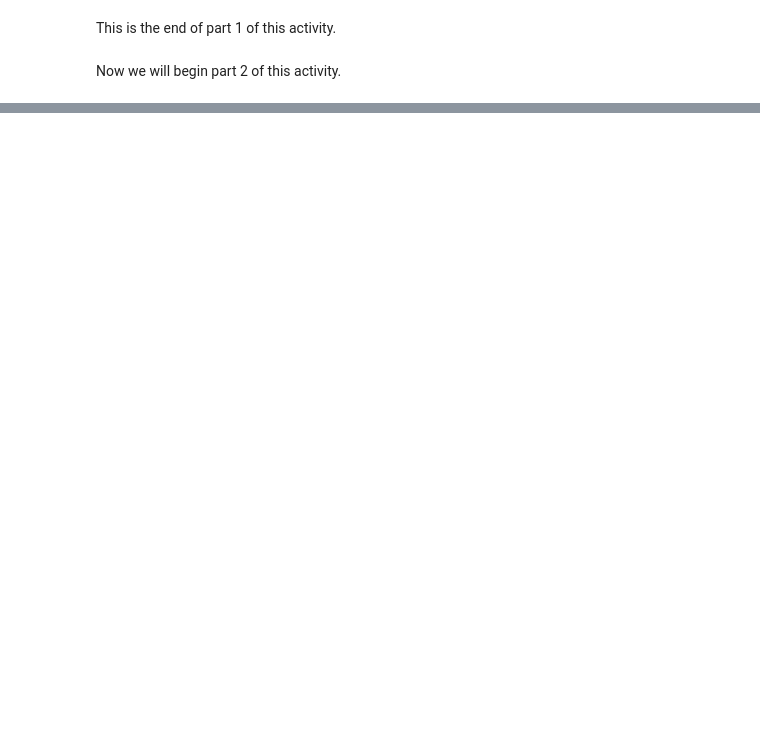
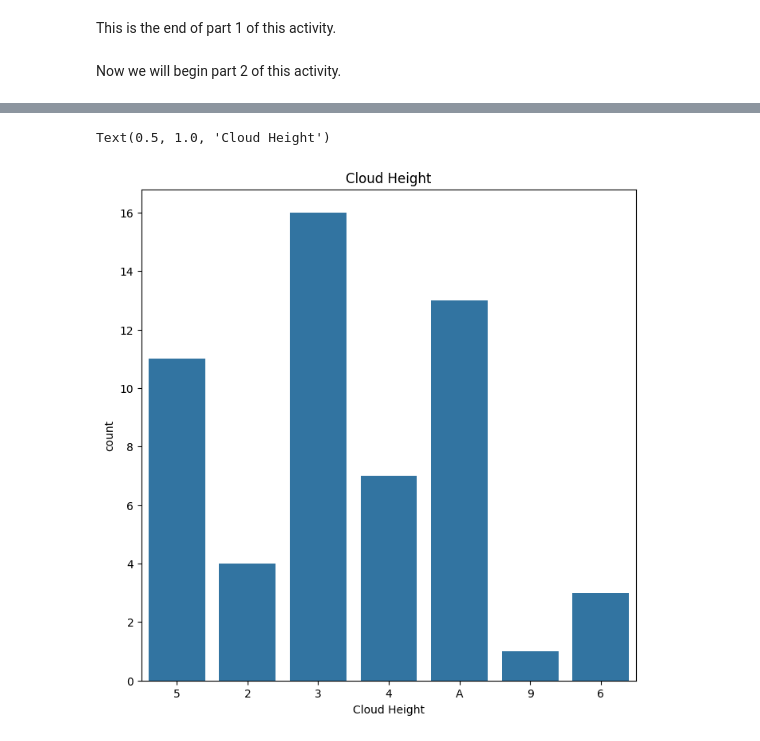
Before and after one commit to lenguyenduyphuc/Python_Learning, a Jupyter notebook: DataVisualizationActivity.ipynb, the cells around one changed output, grey strips where cells are left out. Drawn from its saved outputs; the diff is of its cells as text; code cells hidden in the pictures; blank space fills up the shorter version.

```diff
--- a/DataVisualizationActivity.ipynb
+++ b/DataVisualizationActivity.ipynb
@@ -70,5 +130,5 @@ uploaded = files.upload()
 import pandas as pd
 import io
 
-df = pd.read_csv(io.BytesIO(uploaded['fatal-police-shootings-data.csv']))
+df = pd.read_csv(io.BytesIO(uploaded['Marine_CSV_sample (2).csv']))
 print(df)
@@ -86,0 +169,11 @@ plt.xticks(rotation=45)
+# %%
+import seaborn as sns
+import matplotlib.pyplot as plt
+
+# Example 1: Count plot of Ice Accretion On Ship
+plt.figure(figsize=(8, 8))
+sns.countplot(x='Cloud Height', data=df)
+plt.title('Cloud Height')
+# %% [output]
+Text(0.5, 1.0, 'Cloud Height')
+[figure, added]
```
Also changed, not shown: parts of 13 cells of this notebook.
